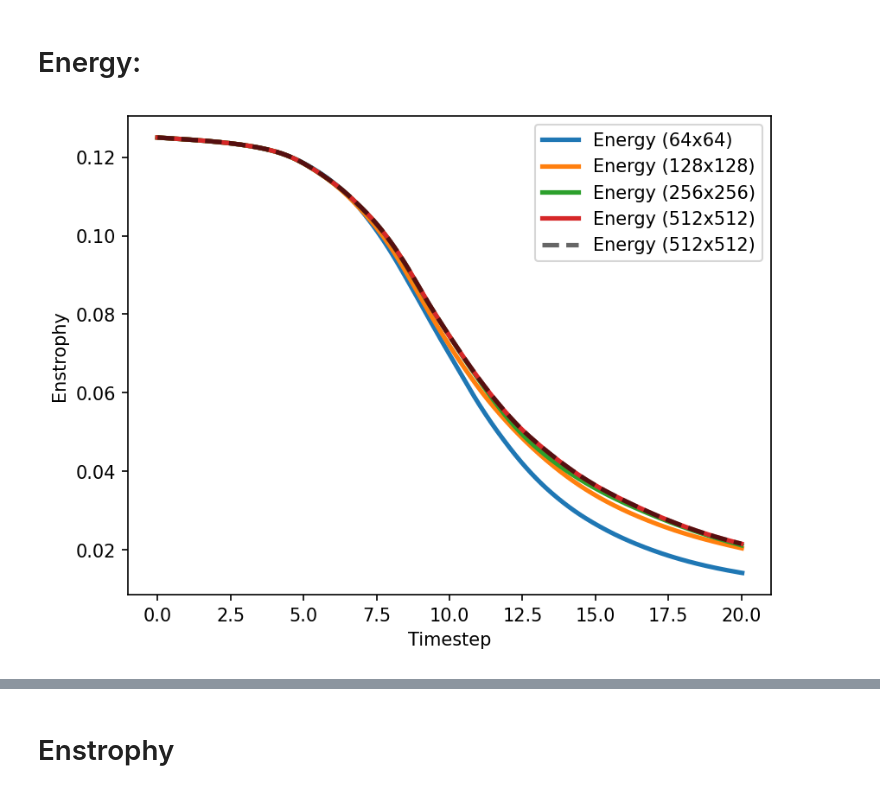
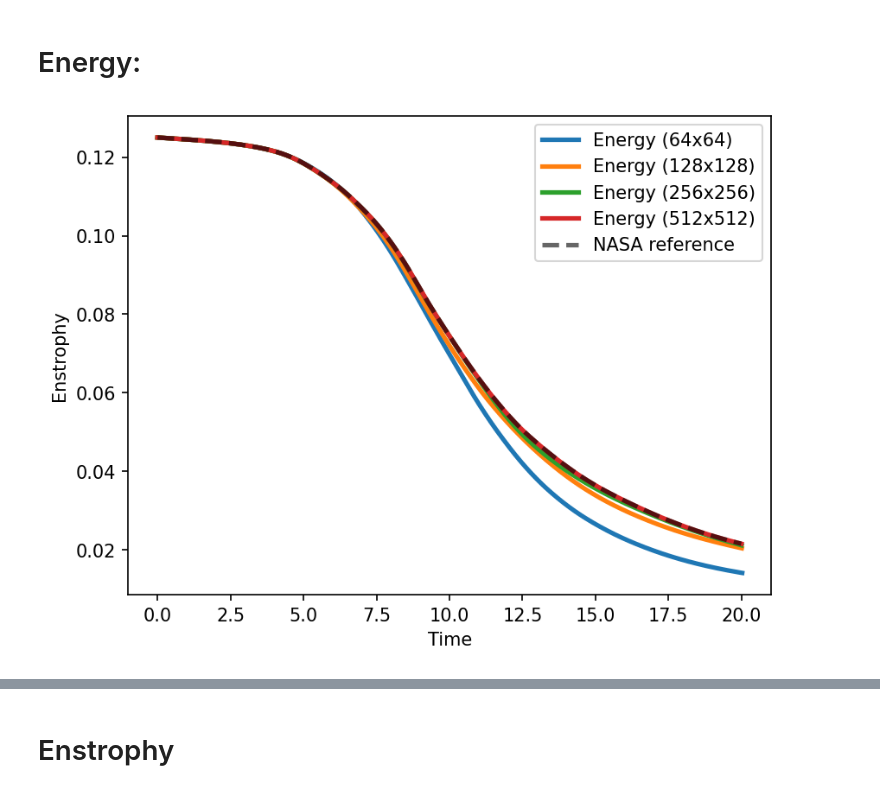
Before and after one commit to adsmendesdaniel/PyTurbulence, a Jupyter notebook: Data_analysis/NASA_metrics_validation.ipynb, the cells around one changed output, grey strips where cells are left out. Saved outputs shown, nothing was run; the diff lists cells and outputs as text; code cells hidden in the pictures.

```diff
--- a/Data_analysis/NASA_metrics_validation.ipynb
+++ b/Data_analysis/NASA_metrics_validation.ipynb
@@ -73,16 +99,48 @@ Available keys: ['time', 'energy', 'enstrophy']
 # %%
 plt.figure(figsize=(6.4, 4.8), dpi=150)
 
-plt.plot(energy_data_64[:, 0], energy_data_64[:, 1], label='Energy (64x64)', color='C0', linewidth=2.5)
-plt.plot(energy_data_128[:, 0], energy_data_128[:, 1], label='Energy (128x128)', color='C1', linewidth=2.5)
-plt.plot(energy_data_256[:, 0], energy_data_256[:, 1], label='Energy (256x256)', color='C2', linewidth=2.5)
-plt.plot(energy_data_512[:, 0], energy_data_512[:, 1], label='Energy (512x512)', color='C3', linewidth=2.5)
-plt.plot(time_NASA_512, energy_NASA_512, label='Energy (512x512)', color='k', linewidth=2.5, linestyle='--', alpha=0.6)
+plt.plot(
+    energy_data_64[:, 0],
+    energy_data_64[:, 1],
+    label="Energy (64x64)",
+    color="C0",
+    linewidth=2.5,
+)
+plt.plot(
+    energy_data_128[:, 0],
+    energy_data_128[:, 1],
+    label="Energy (128x128)",
+    color="C1",
+    linewidth=2.5,
+)
+plt.plot(
+    energy_data_256[:, 0],
+    energy_data_256[:, 1],
+    label="Energy (256x256)",
+    color="C2",
+    linewidth=2.5,
+)
+plt.plot(
+    energy_data_512[:, 0],
+    energy_data_512[:, 1],
+    label="Energy (512x512)",
+    color="C3",
+    linewidth=2.5,
+)
+plt.plot(
+    time_NASA_512,
+    energy_NASA_512,
+    label="NASA reference",
+    color="k",
+    linewidth=2.5,
+    linestyle="--",
+    alpha=0.6,
+)
 
-plt.xlabel('Timestep')
-plt.ylabel('Enstrophy')
+plt.xlabel("Time")
+plt.ylabel("Enstrophy")
 
 plt.legend()
 plt.show()
 # %% [output]
-[figure, old version]
+[figure, new version]
```
Also changed, not shown: parts of 20 cells of this notebook.
